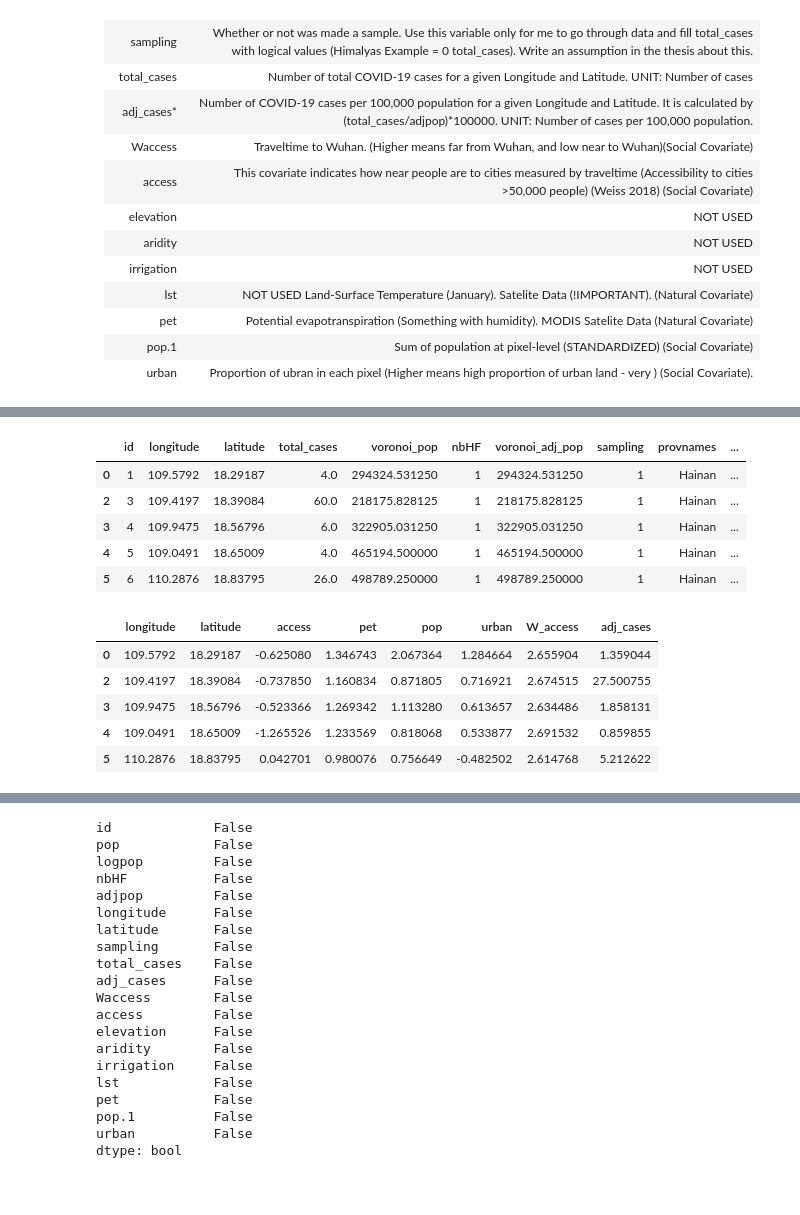
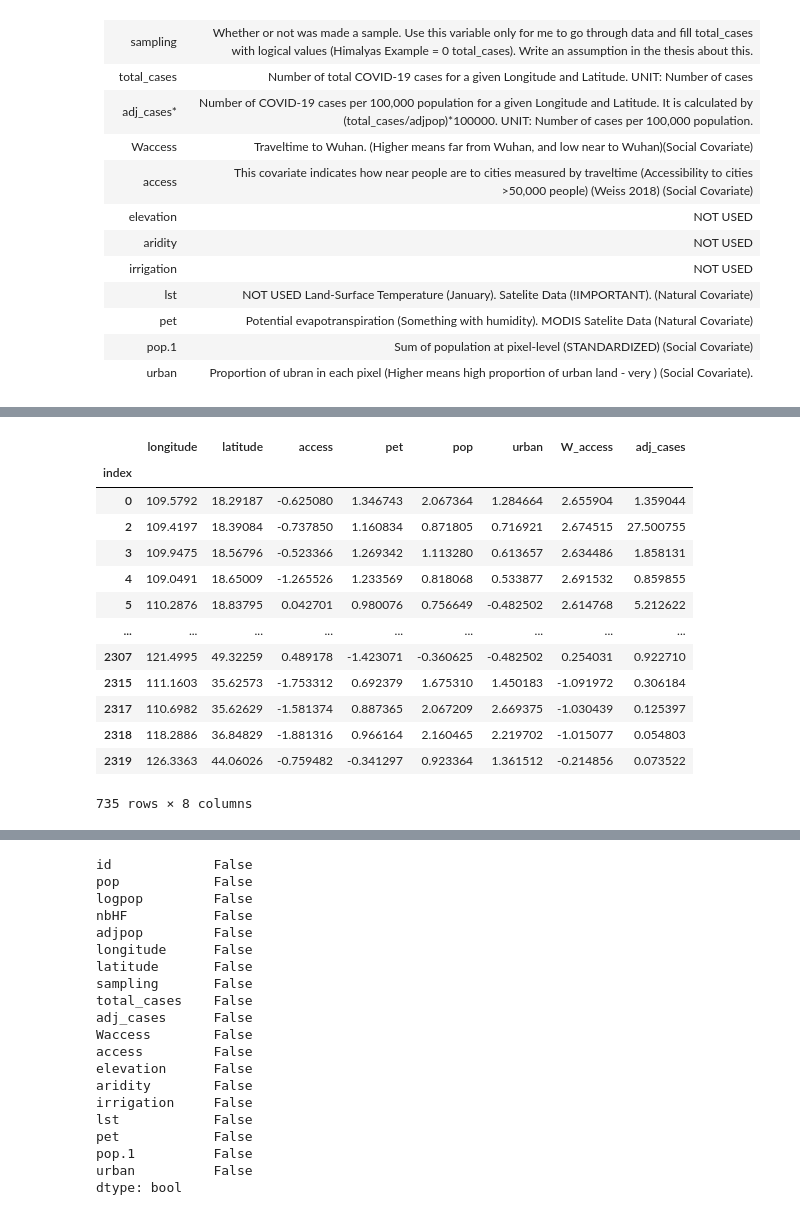
Before and after one commit to dsvanidze/replicability, a Jupyter notebook: data-exploration/data-exploration.ipynb, the cells around one changed output, grey strips where cells are left out. Saved outputs shown, nothing was run; the diff lists cells and outputs as text; code cells hidden in the pictures; blank space fills up the shorter version.

Commit message:
added a new jupyter notebook for data preparation. Copied codes removed from other jupyter notebooks

```diff
--- a/data-exploration/data-exploration.ipynb
+++ b/data-exploration/data-exploration.ipynb
@@ -220,20 +31,0 @@ raw_data_with_adj_cases = raw_data_with_zeros_without_na.copy()
-# %%
-raw_data_with_adj_cases["adj_cases"] = (raw_data_with_adj_cases["total_cases"] / raw_data_with_adj_cases["voronoi_adj_pop"]) * 100000
-raw_data_with_adj_cases.head()
-# %% [output]
-|  | id | longitude | latitude | total_cases | voronoi_pop | nbHF | voronoi_adj_pop | sampling | provnames | ... |
-| 0 | 1 | 109.5792 | 18.29187 | 4.0 | 294324.531250 | 1 | 294324.531250 | 1 | Hainan | ... |
-| 2 | 3 | 109.4197 | 18.39084 | 60.0 | 218175.828125 | 1 | 218175.828125 | 1 | Hainan | ... |
-| 3 | 4 | 109.9475 | 18.56796 | 6.0 | 322905.031250 | 1 | 322905.031250 | 1 | Hainan | ... |
-| 4 | 5 | 109.0491 | 18.65009 | 4.0 | 465194.500000 | 1 | 465194.500000 | 1 | Hainan | ... |
-| 5 | 6 | 110.2876 | 18.83795 | 26.0 | 498789.250000 | 1 | 498789.250000 | 1 | Hainan | ... |
-# %%
-data = raw_data_with_adj_cases.drop(["id", "voronoi_pop", "voronoi_adj_pop", "nbHF", "total_cases", "sampling", "provnames"], axis=1)
-data.head()
-# %% [output]
-|  | longitude | latitude | access | pet | pop | urban | W_access | adj_cases |
-| 0 | 109.5792 | 18.29187 | -0.625080 | 1.346743 | 2.067364 | 1.284664 | 2.655904 | 1.359044 |
-| 2 | 109.4197 | 18.39084 | -0.737850 | 1.160834 | 0.871805 | 0.716921 | 2.674515 | 27.500755 |
-| 3 | 109.9475 | 18.56796 | -0.523366 | 1.269342 | 1.113280 | 0.613657 | 2.634486 | 1.858131 |
-| 4 | 109.0491 | 18.65009 | -1.265526 | 1.233569 | 0.818068 | 0.533877 | 2.691532 | 0.859855 |
-| 5 | 110.2876 | 18.83795 | 0.042701 | 0.980076 | 0.756649 | -0.482502 | 2.614768 | 5.212622 |
@@ -241,0 +32,24 @@ data.to_csv("../data/csvs/data.csv", index=True, index_label="index", na_rep="NA
+# %%
+# save all different datas in the "data" dictionary
+data = {}
+data["all"] = pd.read_csv("../data/csvs/data.csv", index_col="index")
+data["train"] = pd.read_csv("../data/csvs/split/train.csv", index_col="index")
+data["validation"] = pd.read_csv("../data/csvs/split/validation.csv", index_col="index")
+data["test"] = pd.read_csv("../data/csvs/split/test.csv", index_col="index")
+# %%
+data["all"]
+# %% [output]
+|  | longitude | latitude | access | pet | pop | urban | W_access | adj_cases |
+| index |  |  |  |  |  |  |  |  |
+| 0 | 109.5792 | 18.29187 | -0.625080 | 1.346743 | 2.067364 | 1.284664 | 2.655904 | 1.359044 |
+| 2 | 109.4197 | 18.39084 | -0.737850 | 1.160834 | 0.871805 | 0.716921 | 2.674515 | 27.500755 |
+| 3 | 109.9475 | 18.56796 | -0.523366 | 1.269342 | 1.113280 | 0.613657 | 2.634486 | 1.858131 |
+| 4 | 109.0491 | 18.65009 | -1.265526 | 1.233569 | 0.818068 | 0.533877 | 2.691532 | 0.859855 |
+| 5 | 110.2876 | 18.83795 | 0.042701 | 0.980076 | 0.756649 | -0.482502 | 2.614768 | 5.212622 |
+| ... | ... | ... | ... | ... | ... | ... | ... | ... |
+| 2307 | 121.4995 | 49.32259 | 0.489178 | -1.423071 | -0.360625 | -0.482502 | 0.254031 | 0.922710 |
+| 2315 | 111.1603 | 35.62573 | -1.753312 | 0.692379 | 1.675310 | 1.450183 | -1.091972 | 0.306184 |
+| 2317 | 110.6982 | 35.62629 | -1.581374 | 0.887365 | 2.067209 | 2.669375 | -1.030439 | 0.125397 |
+| 2318 | 118.2886 | 36.84829 | -1.881316 | 0.966164 | 2.160465 | 2.219702 | -1.015077 | 0.054803 |
+| 2319 | 126.3363 | 44.06026 | -0.759482 | -0.341297 | 0.923364 | 1.361512 | -0.214856 | 0.073522 |
+735 rows × 8 columns
```
Also changed, not shown: parts of 21 cells of this notebook, 2 other files.
